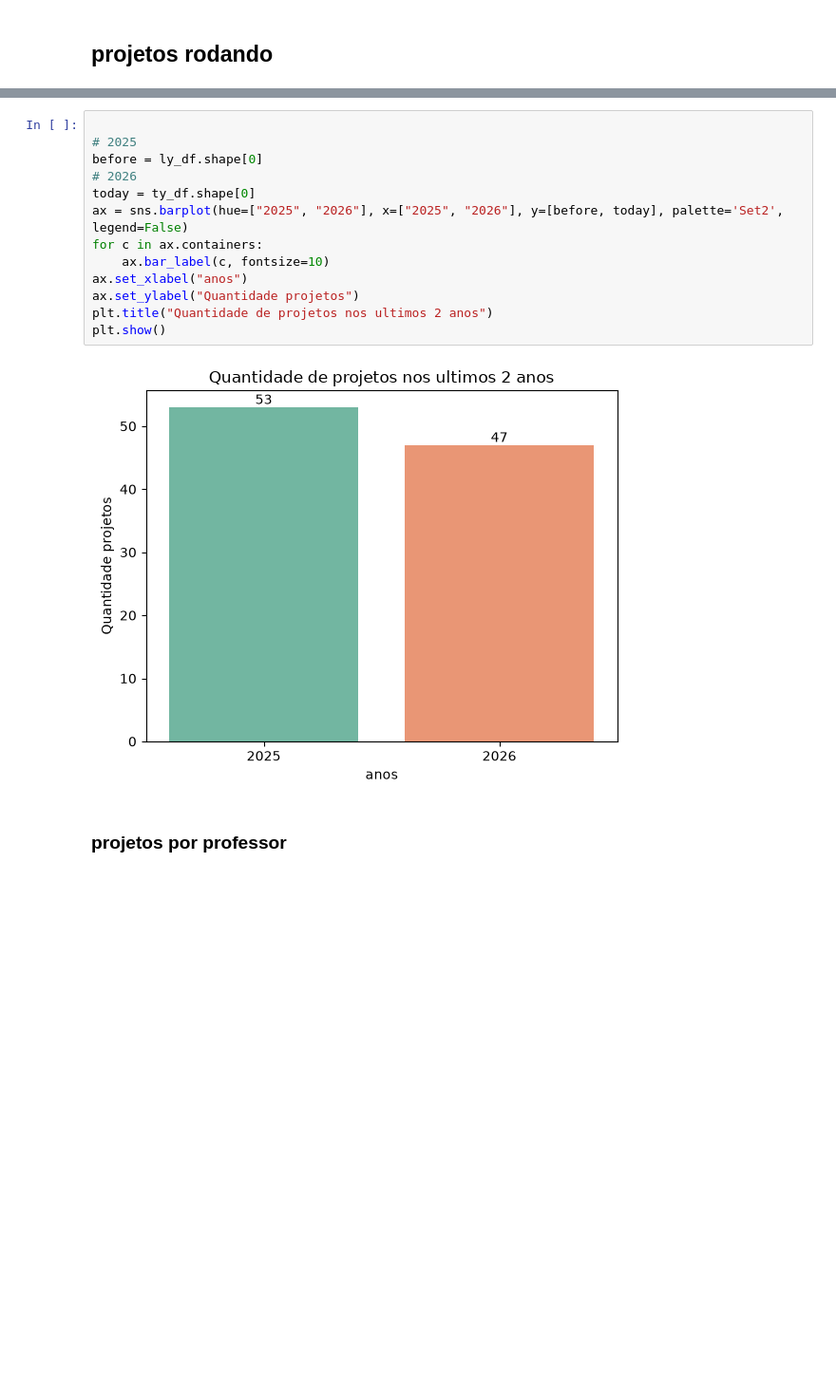
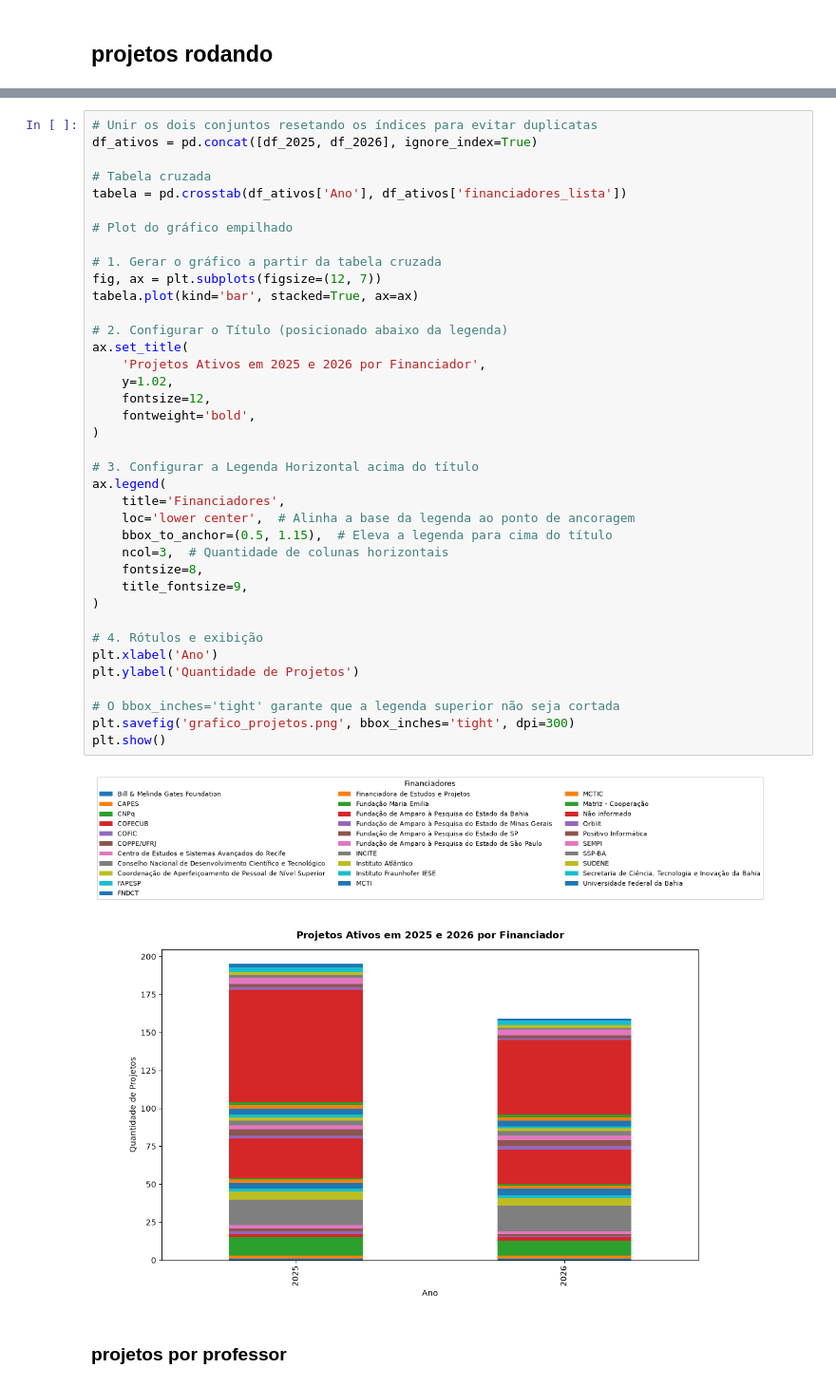
Before and after one commit to fernandanlisboa/analysing_lattes_projects, a Jupyter notebook: analysis.ipynb, the cells around one changed output, grey strips where cells are left out. Shown at 95% size. Saved outputs shown, nothing was run; the diff lists cells and outputs as text; blank space fills up the shorter version.

```diff
--- a/analysis.ipynb
+++ b/analysis.ipynb
@@ -158,18 +216,43 @@ array([2024, 2023, 2015, 2018, 2013, 2017, 2022, 2016, 2021, 2020, 2019])
 # %%
+# Unir os dois conjuntos resetando os índices para evitar duplicatas
+df_ativos = pd.concat([df_2025, df_2026], ignore_index=True)
 
-# 2025
-before = ly_df.shape[0]
-# 2026
-today = ty_df.shape[0]
-ax = sns.barplot(hue=["2025", "2026"], x=["2025", "2026"], y=[before, today], palette='Set2', legend=False)
-for c in ax.containers:
-    ax.bar_label(c, fontsize=10)
-ax.set_xlabel("anos")
-ax.set_ylabel("Quantidade projetos")
-plt.title("Quantidade de projetos nos ultimos 2 anos")
+# Tabela cruzada
+tabela = pd.crosstab(df_ativos['Ano'], df_ativos['financiadores_lista'])
+
+# Plot do gráfico empilhado
+
+# 1. Gerar o gráfico a partir da tabela cruzada
+fig, ax = plt.subplots(figsize=(12, 7))
+tabela.plot(kind='bar', stacked=True, ax=ax)
+
+# 2. Configurar o Título (posicionado abaixo da legenda)
+ax.set_title(
+    'Projetos Ativos em 2025 e 2026 por Financiador',
+    y=1.02,
+    fontsize=12,
+    fontweight='bold',
+)
+
+# 3. Configurar a Legenda Horizontal acima do título
+ax.legend(
+    title='Financiadores',
+    loc='lower center',  # Alinha a base da legenda ao ponto de ancoragem
+    bbox_to_anchor=(0.5, 1.15),  # Eleva a legenda para cima do título
+    ncol=3,  # Quantidade de colunas horizontais
+    fontsize=8,
+    title_fontsize=9,
+)
+
+# 4. Rótulos e exibição
+plt.xlabel('Ano')
+plt.ylabel('Quantidade de Projetos')
+
+# O bbox_inches='tight' garante que a legenda superior não seja cortada
+plt.savefig('grafico_projetos.png', bbox_inches='tight', dpi=300)
 plt.show()
 # %% [output]
-[figure, old version]
+[figure, new version]
 # %% [markdown]
 ### projetos por professor
 # %%
```
Also changed, not shown: parts of 56 cells of this notebook, 3 other files.
